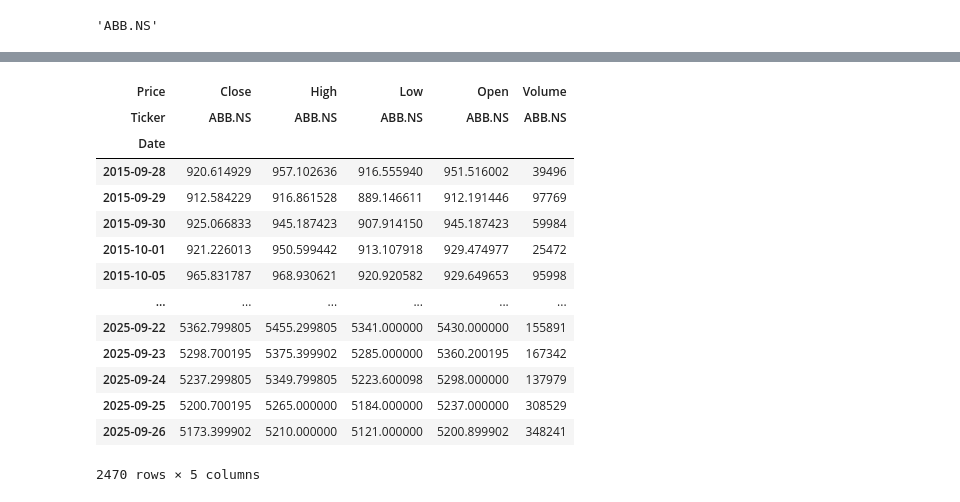
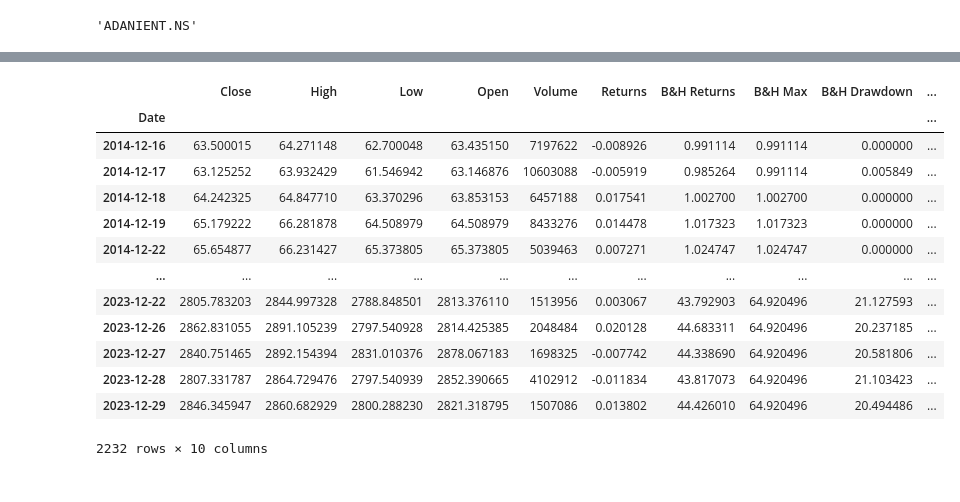
Before and after one commit to DivyanshGupta2006/Project-GreyMountain, a Jupyter notebook: notebooks/data_exploration.ipynb, the cells around one changed output, grey strips where cells are left out. Saved outputs shown, nothing was run; the diff lists cells and outputs as text; code cells hidden in the pictures.

```diff
--- a/notebooks/data_exploration.ipynb
+++ b/notebooks/data_exploration.ipynb
@@ -16,11 +16,11 @@ from src.utils import get_config, read_files
 # %%
 config = get_config.read_yaml()
 # %%
-ticker = config['data']['tickers_nifty_200'][0]
+ticker = config['data'][config['data']['selected_tickers']][0]
 ticker
 # %% [output]
-'ABB.NS'
+'ADANIENT.NS'
 # %%
-data = read_files.read_raw_equity_data(ticker)
+data = read_files.read_raw_training_data(ticker)
 data
 # %% [output]
@@ -29,15 +29,14 @@ Successfully read: ABB.NS !
-| Price | Close | High | Low | Open | Volume |
-| Ticker | ABB.NS | ABB.NS | ABB.NS | ABB.NS | ABB.NS |
-| Date |  |  |  |  |  |
-| 2015-09-28 | 920.614929 | 957.102636 | 916.555940 | 951.516002 | 39496 |
-| 2015-09-29 | 912.584229 | 916.861528 | 889.146611 | 912.191446 | 97769 |
-| 2015-09-30 | 925.066833 | 945.187423 | 907.914150 | 945.187423 | 59984 |
-| 2015-10-01 | 921.226013 | 950.599442 | 913.107918 | 929.474977 | 25472 |
-| 2015-10-05 | 965.831787 | 968.930621 | 920.920582 | 929.649653 | 95998 |
-| ... | ... | ... | ... | ... | ... |
-| 2025-09-22 | 5362.799805 | 5455.299805 | 5341.000000 | 5430.000000 | 155891 |
-| 2025-09-23 | 5298.700195 | 5375.399902 | 5285.000000 | 5360.200195 | 167342 |
-| 2025-09-24 | 5237.299805 | 5349.799805 | 5223.600098 | 5298.000000 | 137979 |
-| 2025-09-25 | 5200.700195 | 5265.000000 | 5184.000000 | 5237.000000 | 308529 |
-| 2025-09-26 | 5173.399902 | 5210.000000 | 5121.000000 | 5200.899902 | 348241 |
+|  | Close | High | Low | Open | Volume | Returns | B&H Returns | B&H Max | B&H Drawdown | ... |
+| Date |  |  |  |  |  |  |  |  |  | ... |
+| 2014-12-16 | 63.500015 | 64.271148 | 62.700048 | 63.435150 | 7197622 | -0.008926 | 0.991114 | 0.991114 | 0.000000 | ... |
+| 2014-12-17 | 63.125252 | 63.932429 | 61.546942 | 63.146876 | 10603088 | -0.005919 | 0.985264 | 0.991114 | 0.005849 | ... |
+| 2014-12-18 | 64.242325 | 64.847710 | 63.370296 | 63.853153 | 6457188 | 0.017541 | 1.002700 | 1.002700 | 0.000000 | ... |
+| 2014-12-19 | 65.179222 | 66.281878 | 64.508979 | 64.508979 | 8433276 | 0.014478 | 1.017323 | 1.017323 | 0.000000 | ... |
+| 2014-12-22 | 65.654877 | 66.231427 | 65.373805 | 65.373805 | 5039463 | 0.007271 | 1.024747 | 1.024747 | 0.000000 | ... |
+| ... | ... | ... | ... | ... | ... | ... | ... | ... | ... | ... |
+| 2023-12-22 | 2805.783203 | 2844.997328 | 2788.848501 | 2813.376110 | 1513956 | 0.003067 | 43.792903 | 64.920496 | 21.127593 | ... |
+| 2023-12-26 | 2862.831055 | 2891.105239 | 2797.540928 | 2814.425385 | 2048484 | 0.020128 | 44.683311 | 64.920496 | 20.237185 | ... |
+| 2023-12-27 | 2840.751465 | 2892.154394 | 2831.010376 | 2878.067183 | 1698325 | -0.007742 | 44.338690 | 64.920496 | 20.581806 | ... |
+| 2023-12-28 | 2807.331787 | 2864.729476 | 2797.540939 | 2852.390665 | 4102912 | -0.011834 | 43.817073 | 64.920496 | 21.103423 | ... |
+| 2023-12-29 | 2846.345947 | 2860.682929 | 2800.288230 | 2821.318795 | 1507086 | 0.013802 | 44.426010 | 64.920496 | 20.494486 | ... |
-2470 rows × 5 columns
+2232 rows × 10 columns
```
Also changed, not shown: parts of 23 cells of this notebook.
